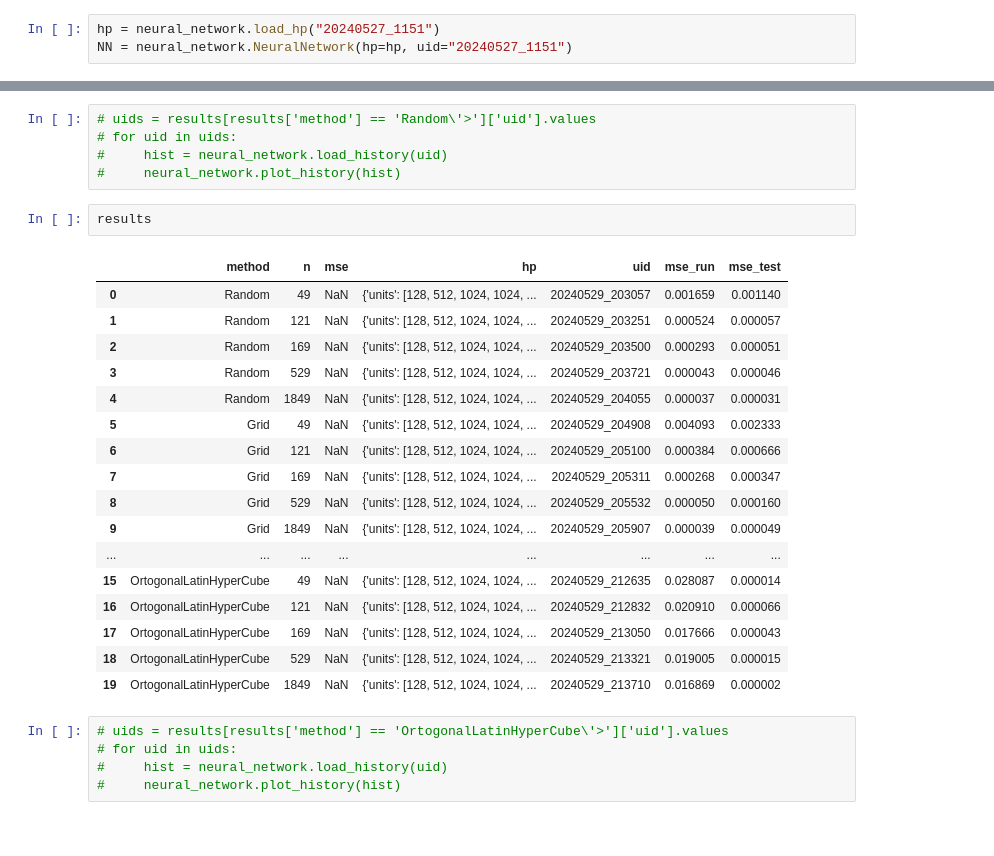
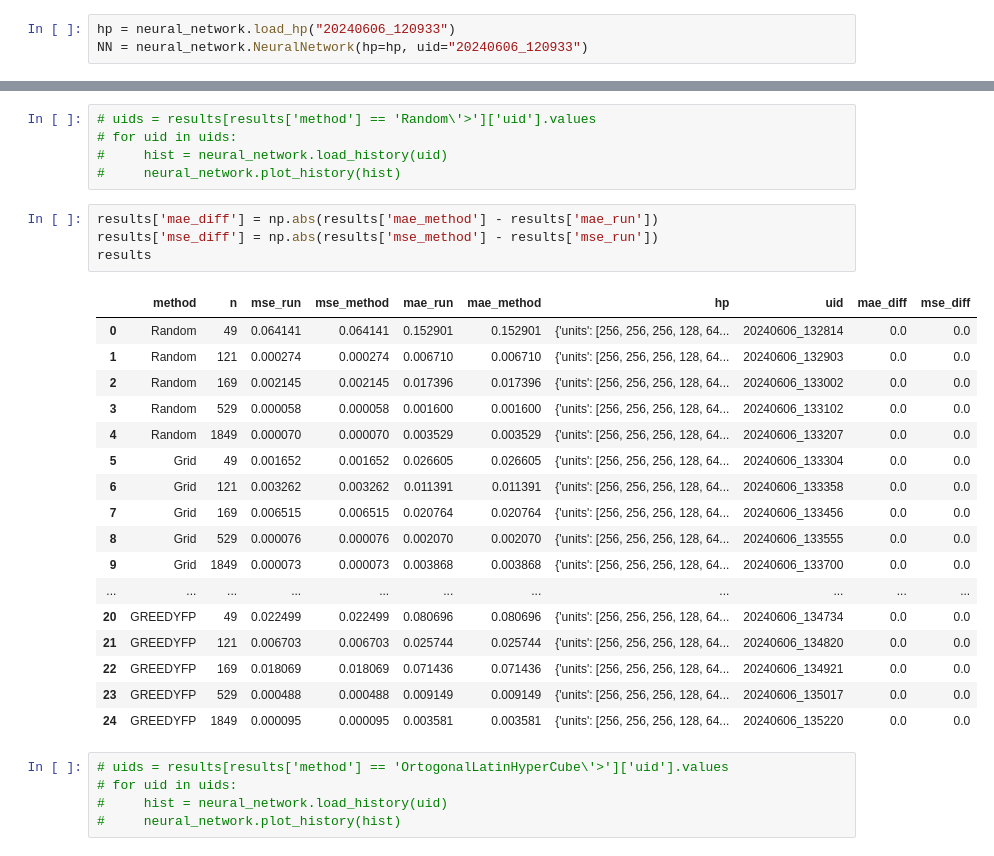
Before and after one commit to darkraisisi/sampling_hillslope_surrogate, a Jupyter notebook: experiments.ipynb, the cells around one changed output, grey strips where cells are left out. Saved outputs shown, nothing was run; the diff lists cells and outputs as text.

```diff
--- a/experiments.ipynb
+++ b/experiments.ipynb
@@ -388,6 +383,6 @@ X_eval.shape, y_eval.shape
 # %% [output]
 ((196, 3), (196, 2))
 # %%
-hp = neural_network.load_hp("20240527_1151")
-NN = neural_network.NeuralNetwork(hp=hp, uid="20240527_1151")
+hp = neural_network.load_hp("20240606_120933")
+NN = neural_network.NeuralNetwork(hp=hp, uid="20240606_120933")
 # %% [output]
@@ -507,26 +520,28 @@ Successfully completed Neural Network training.
 # for uid in uids:
 #     hist = neural_network.load_history(uid)
 #     neural_network.plot_history(hist)
-# %%
-results
-# %% [output]
-|  | method | n | mse | hp | uid | mse_run | mse_test |
-| 0 | Random | 49 | NaN | {'units': [128, 512, 1024, 1024, ... | 20240529_203057 | 0.001659 | 0.001140 |
-| 1 | Random | 121 | NaN | {'units': [128, 512, 1024, 1024, ... | 20240529_203251 | 0.000524 | 0.000057 |
-| 2 | Random | 169 | NaN | {'units': [128, 512, 1024, 1024, ... | 20240529_203500 | 0.000293 | 0.000051 |
-| 3 | Random | 529 | NaN | {'units': [128, 512, 1024, 1024, ... | 20240529_203721 | 0.000043 | 0.000046 |
-| 4 | Random | 1849 | NaN | {'units': [128, 512, 1024, 1024, ... | 20240529_204055 | 0.000037 | 0.000031 |
-| 5 | Grid | 49 | NaN | {'units': [128, 512, 1024, 1024, ... | 20240529_204908 | 0.004093 | 0.002333 |
-| 6 | Grid | 121 | NaN | {'units': [128, 512, 1024, 1024, ... | 20240529_205100 | 0.000384 | 0.000666 |
-| 7 | Grid | 169 | NaN | {'units': [128, 512, 1024, 1024, ... | 20240529_205311 | 0.000268 | 0.000347 |
-| 8 | Grid | 529 | NaN | {'units': [128, 512, 1024, 1024, ... | 20240529_205532 | 0.000050 | 0.000160 |
-| 9 | Grid | 1849 | NaN | {'units': [128, 512, 1024, 1024, ... | 20240529_205907 | 0.000039 | 0.000049 |
-| ... | ... | ... | ... | ... | ... | ... | ... |
-| 15 | OrtogonalLatinHyperCube | 49 | NaN | {'units': [128, 512, 1024, 1024, ... | 20240529_212635 | 0.028087 | 0.000014 |
-| 16 | OrtogonalLatinHyperCube | 121 | NaN | {'units': [128, 512, 1024, 1024, ... | 20240529_212832 | 0.020910 | 0.000066 |
-| 17 | OrtogonalLatinHyperCube | 169 | NaN | {'units': [128, 512, 1024, 1024, ... | 20240529_213050 | 0.017666 | 0.000043 |
-| 18 | OrtogonalLatinHyperCube | 529 | NaN | {'units': [128, 512, 1024, 1024, ... | 20240529_213321 | 0.019005 | 0.000015 |
-| 19 | OrtogonalLatinHyperCube | 1849 | NaN | {'units': [128, 512, 1024, 1024, ... | 20240529_213710 | 0.016869 | 0.000002 |
+# %%
+results['mae_diff'] = np.abs(results['mae_method'] - results['mae_run'])
+results['mse_diff'] = np.abs(results['mse_method'] - results['mse_run'])
+results
+# %% [output]
+|  | method | n | mse_run | mse_method | mae_run | mae_method | hp | uid | mae_diff | mse_diff |
+| 0 | Random | 49 | 0.064141 | 0.064141 | 0.152901 | 0.152901 | {'units': [256, 256, 256, 128, 64... | 20240606_132814 | 0.0 | 0.0 |
+| 1 | Random | 121 | 0.000274 | 0.000274 | 0.006710 | 0.006710 | {'units': [256, 256, 256, 128, 64... | 20240606_132903 | 0.0 | 0.0 |
+| 2 | Random | 169 | 0.002145 | 0.002145 | 0.017396 | 0.017396 | {'units': [256, 256, 256, 128, 64... | 20240606_133002 | 0.0 | 0.0 |
+| 3 | Random | 529 | 0.000058 | 0.000058 | 0.001600 | 0.001600 | {'units': [256, 256, 256, 128, 64... | 20240606_133102 | 0.0 | 0.0 |
+| 4 | Random | 1849 | 0.000070 | 0.000070 | 0.003529 | 0.003529 | {'units': [256, 256, 256, 128, 64... | 20240606_133207 | 0.0 | 0.0 |
+| 5 | Grid | 49 | 0.001652 | 0.001652 | 0.026605 | 0.026605 | {'units': [256, 256, 256, 128, 64... | 20240606_133304 | 0.0 | 0.0 |
+| 6 | Grid | 121 | 0.003262 | 0.003262 | 0.011391 | 0.011391 | {'units': [256, 256, 256, 128, 64... | 20240606_133358 | 0.0 | 0.0 |
+| 7 | Grid | 169 | 0.006515 | 0.006515 | 0.020764 | 0.020764 | {'units': [256, 256, 256, 128, 64... | 20240606_133456 | 0.0 | 0.0 |
+| 8 | Grid | 529 | 0.000076 | 0.000076 | 0.002070 | 0.002070 | {'units': [256, 256, 256, 128, 64... | 20240606_133555 | 0.0 | 0.0 |
+| 9 | Grid | 1849 | 0.000073 | 0.000073 | 0.003868 | 0.003868 | {'units': [256, 256, 256, 128, 64... | 20240606_133700 | 0.0 | 0.0 |
+| ... | ... | ... | ... | ... | ... | ... | ... | ... | ... | ... |
+| 20 | GREEDYFP | 49 | 0.022499 | 0.022499 | 0.080696 | 0.080696 | {'units': [256, 256, 256, 128, 64... | 20240606_134734 | 0.0 | 0.0 |
+| 21 | GREEDYFP | 121 | 0.006703 | 0.006703 | 0.025744 | 0.025744 | {'units': [256, 256, 256, 128, 64... | 20240606_134820 | 0.0 | 0.0 |
+| 22 | GREEDYFP | 169 | 0.018069 | 0.018069 | 0.071436 | 0.071436 | {'units': [256, 256, 256, 128, 64... | 20240606_134921 | 0.0 | 0.0 |
+| 23 | GREEDYFP | 529 | 0.000488 | 0.000488 | 0.009149 | 0.009149 | {'units': [256, 256, 256, 128, 64... | 20240606_135017 | 0.0 | 0.0 |
+| 24 | GREEDYFP | 1849 | 0.000095 | 0.000095 | 0.003581 | 0.003581 | {'units': [256, 256, 256, 128, 64... | 20240606_135220 | 0.0 | 0.0 |
 # %%
 # uids = results[results['method'] == 'OrtogonalLatinHyperCube\'>']['uid'].values
 # for uid in uids:
```
Also changed, not shown: parts of 16 cells of this notebook.
